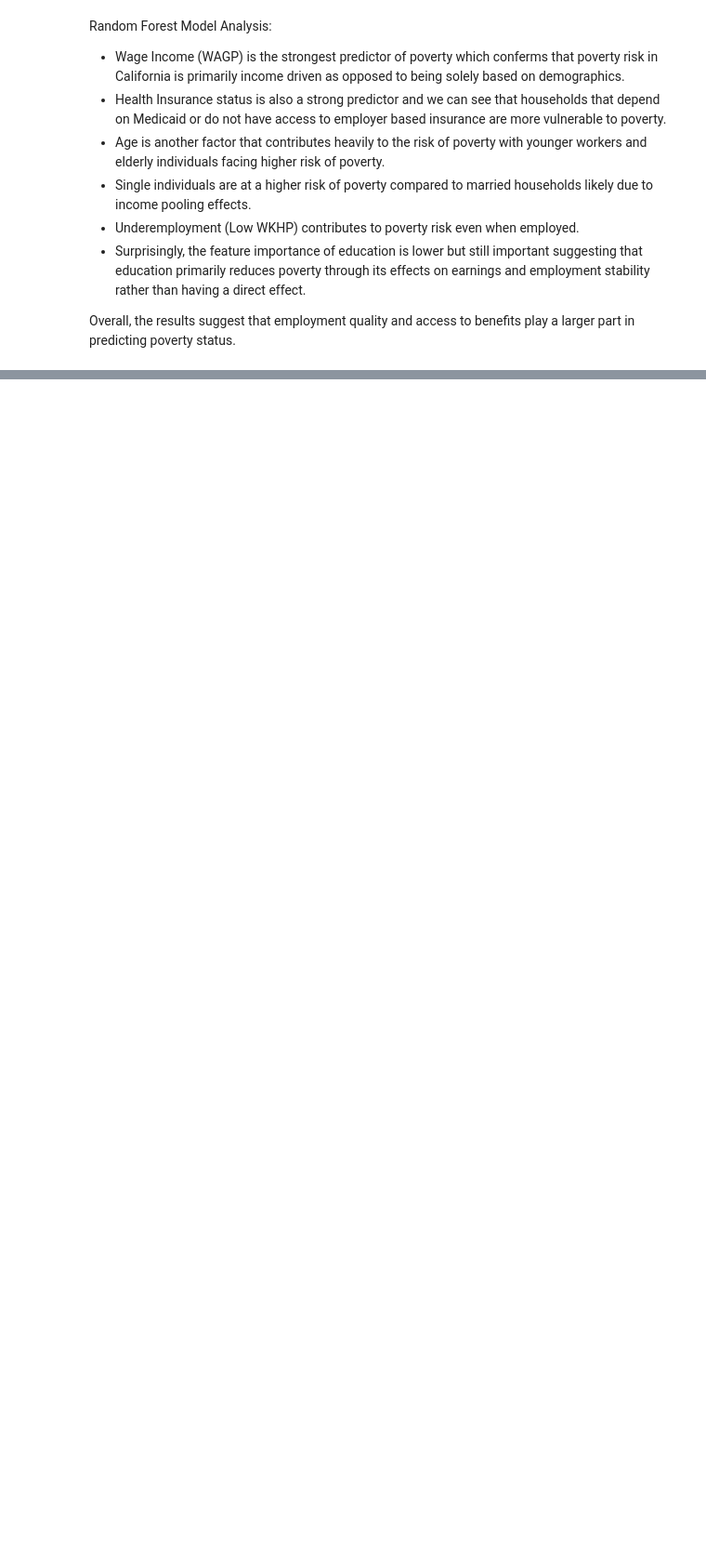
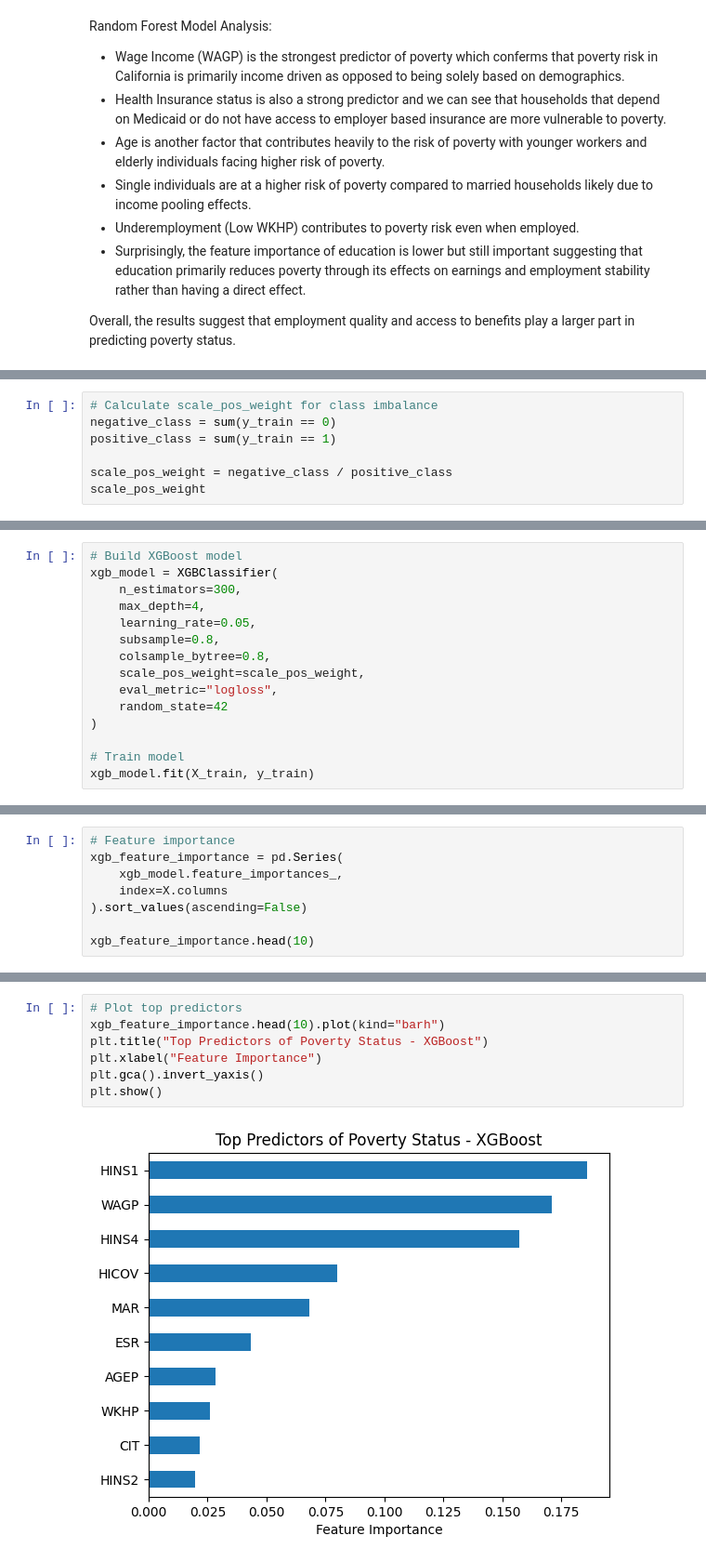
Before and after one commit to marcelalozano27-ship-it/Predicting-CA-Poverty--ML-Project, a Jupyter notebook: MLFinalProject.ipynb, the cells around one changed output, grey strips where cells are left out. Shown at 93% size. Saved outputs shown, nothing was run; the diff lists cells and outputs as text; blank space fills up the shorter version.

```diff
--- a/MLFinalProject.ipynb
+++ b/MLFinalProject.ipynb
@@ -553,0 +704,7 @@ Overall, the results suggest that employment quality and access to benefits play
+# %%
+# Calculate scale_pos_weight for class imbalance
+negative_class = sum(y_train == 0)
+positive_class = sum(y_train == 1)
+
+scale_pos_weight = negative_class / positive_class
+scale_pos_weight
@@ -553,0 +713,15 @@ Overall, the results suggest that employment quality and access to benefits play
+# %%
+# Build XGBoost model
+xgb_model = XGBClassifier(
+    n_estimators=300,
+    max_depth=4,
+    learning_rate=0.05,
+    subsample=0.8,
+    colsample_bytree=0.8,
+    scale_pos_weight=scale_pos_weight,
+    eval_metric="logloss",
+    random_state=42
+)
+
+# Train model
+xgb_model.fit(X_train, y_train)
@@ -553,0 +775,8 @@ Overall, the results suggest that employment quality and access to benefits play
+# %%
+# Feature importance
+xgb_feature_importance = pd.Series(
+    xgb_model.feature_importances_,
+    index=X.columns
+).sort_values(ascending=False)
+
+xgb_feature_importance.head(10)
@@ -553,0 +796,9 @@ Overall, the results suggest that employment quality and access to benefits play
+# %%
+# Plot top predictors
+xgb_feature_importance.head(10).plot(kind="barh")
+plt.title("Top Predictors of Poverty Status - XGBoost")
+plt.xlabel("Feature Importance")
+plt.gca().invert_yaxis()
+plt.show()
+# %% [output]
+[figure, added]
```
Also changed, not shown: parts of 28 cells of this notebook.
